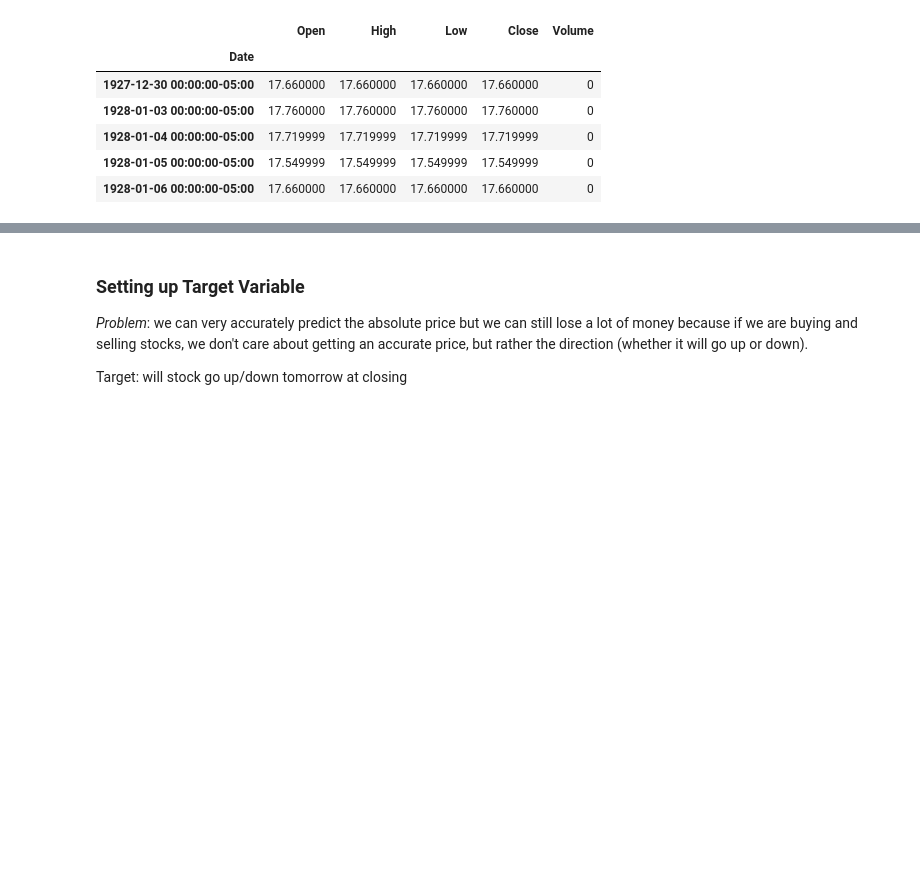
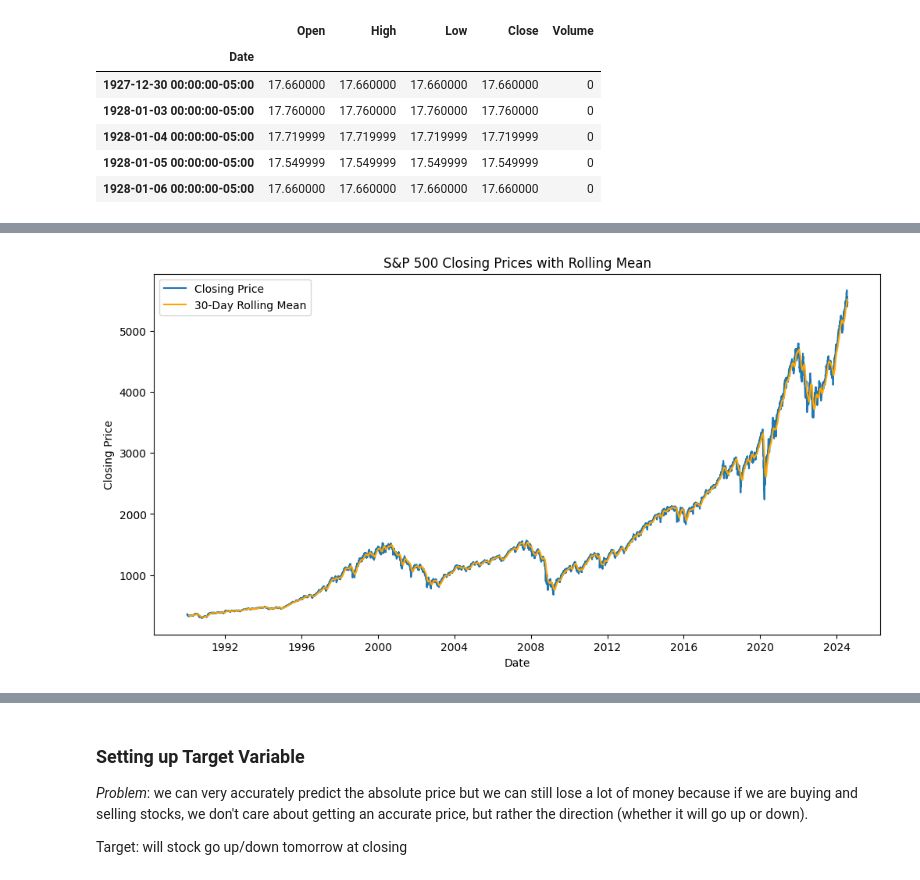
Before and after one commit to boxler135/Stock-Market-Analysis, a Jupyter notebook: EDA.ipynb, the cells around one changed output, grey strips where cells are left out. Drawn from its saved outputs; the diff is of its cells as text; code cells hidden in the pictures; blank space fills up the shorter version.

```diff
--- a/EDA.ipynb
+++ b/EDA.ipynb
@@ -72,0 +237,14 @@ sp500.head()
+# %%
+# Create a rolling mean
+sp500['Rolling_Mean'] = sp500['Close'].rolling(window=30).mean()
+
+plt.figure(figsize=(12, 6))
+plt.plot(sp500.index, sp500['Close'], label='Closing Price')
+plt.plot(sp500.index, sp500['Rolling_Mean'], label='30-Day Rolling Mean', color='orange')
+plt.title('S&P 500 Closing Prices with Rolling Mean')
+plt.xlabel('Date')
+plt.ylabel('Closing Price')
+plt.legend()
+plt.show()
+# %% [output]
+[figure, added]
```
Also changed, not shown: parts of 19 cells of this notebook, 1 other file.
